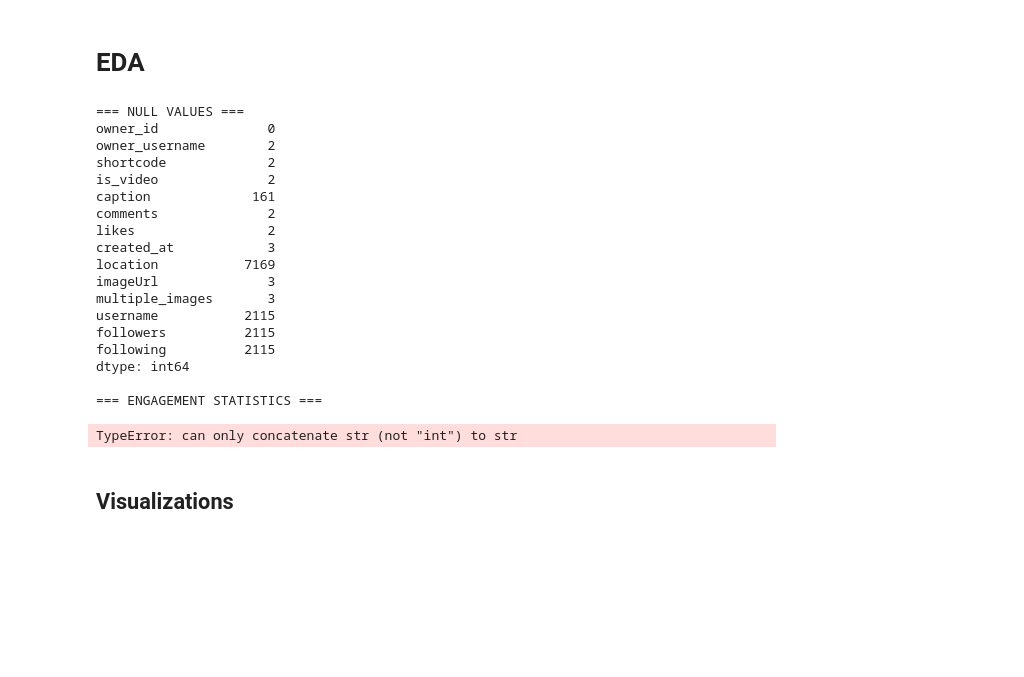
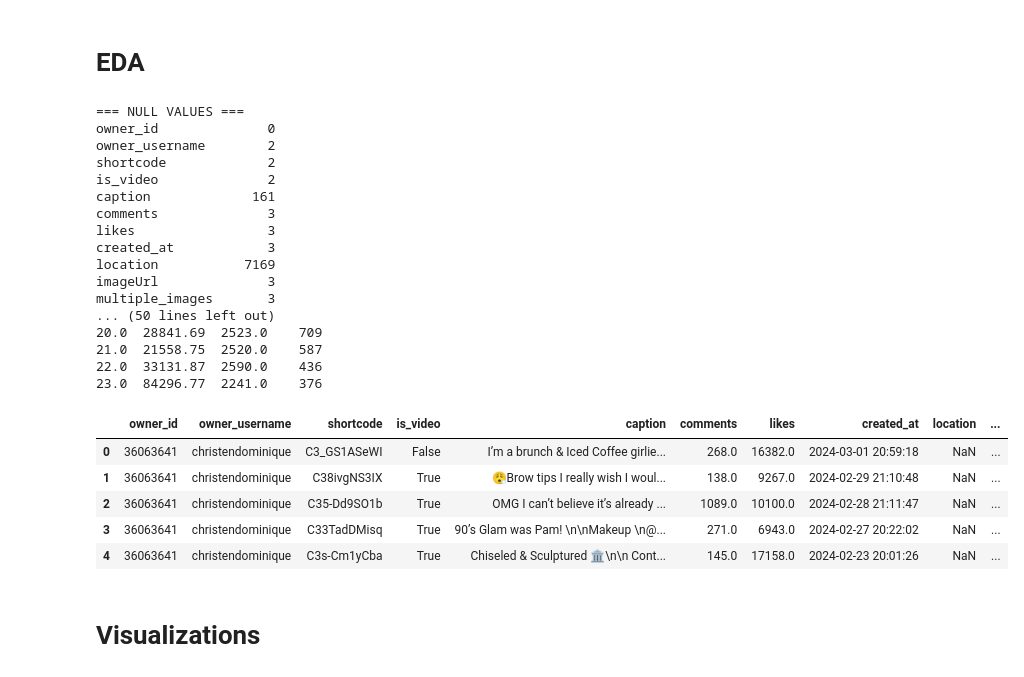
Before and after one commit to sz12433/insta-research, a Jupyter notebook: notebook.ipynb, the cells around one changed output. Drawn from its saved outputs; the diff is of its cells as text; code cells hidden in the pictures; blank space fills up the shorter version.

```diff
--- a/notebook.ipynb
+++ b/notebook.ipynb
@@ -35,9 +35,13 @@ df['hour'] = df['created_at'].dt.hour
 df['month'] = df['created_at'].dt.month
 df['year'] = df['created_at'].dt.year
 
+# convert likes and comments to numeric vals also to avoid concatenation error
+df['likes'] = pd.to_numeric(df['likes'], errors='coerce')
+df['comments'] = pd.to_numeric(df['comments'], errors='coerce')
+
 # Basic statistics
 print("\n=== ENGAGEMENT STATISTICS ===")
-print(f"Average likes: {(df['likes'].mean():.2f)}")
+print(f"Average likes: {df['likes'].mean():.2f}")
 print(f"Median likes: {df['likes'].median():.2f}")
 print(f"Max likes: {df['likes'].max()}")
 print(f"Min likes: {df['likes'].min()}")
@@ -51,7 +55,7 @@ print(day_engagement)
 # Engagement by hour
 print("\n=== ENGAGEMENT BY HOUR ===")
 hour_engagement = df.groupby('hour')['likes'].agg(['mean', 'median', 'count']).round(2)
-print(hour_engagement.head(10))
+print(hour_engagement)
 # %% [output]
 === NULL VALUES ===
 owner_id              0
@@ -59,21 +63,29 @@ owner_username        2
 shortcode             2
 is_video              2
 caption             161
-comments              2
-likes                 2
+comments              3
+likes                 3
 created_at            3
 location           7169
 imageUrl              3
 multiple_images       3
-username           2115
-followers          2115
-following          2115
-dtype: int64
-
-=== ENGAGEMENT STATISTICS ===
+... (50 lines left out)
+20.0  28841.69  2523.0    709
+21.0  21558.75  2520.0    587
+22.0  33131.87  2590.0    436
+23.0  84296.77  2241.0    376
-TypeError: can only concatenate str (not "int") to str
+# %%
+# check df after converting created_at to datetime
+df.head()
+# %% [output]
+|  | owner_id | owner_username | shortcode | is_video | caption | comments | likes | created_at | location | ... |
+| 0 | 36063641 | christendominique | C3_GS1ASeWI | False | I’m a brunch & Iced Coffee girlie... | 268.0 | 16382.0 | 2024-03-01 20:59:18 | NaN | ... |
+| 1 | 36063641 | christendominique | C38ivgNS3IX | True | 😮‍💨Brow tips I really wish I woul... | 138.0 | 9267.0 | 2024-02-29 21:10:48 | NaN | ... |
+| 2 | 36063641 | christendominique | C35-Dd9SO1b | True | OMG I can’t believe it’s already ... | 1089.0 | 10100.0 | 2024-02-28 21:11:47 | NaN | ... |
+| 3 | 36063641 | christendominique | C33TadDMisq | True | 90’s Glam was Pam! \n\nMakeup \n@... | 271.0 | 6943.0 | 2024-02-27 20:22:02 | NaN | ... |
+| 4 | 36063641 | christendominique | C3s-Cm1yCba | True | Chiseled & Sculptured 🏛️\n\n Cont... | 145.0 | 17158.0 | 2024-02-23 20:01:26 | NaN | ... |
 # %% [markdown]
-## Visualizations
+# Visualizations
 # %%
 # Set style for better plots
 plt.style.use('seaborn-v0_8')
```
Also changed, not shown: parts of 4 cells of this notebook.
